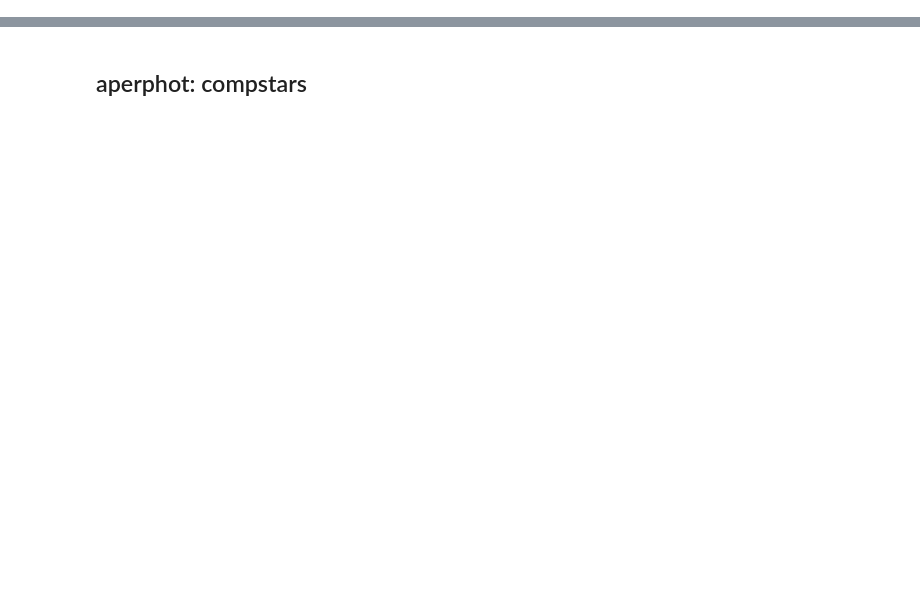
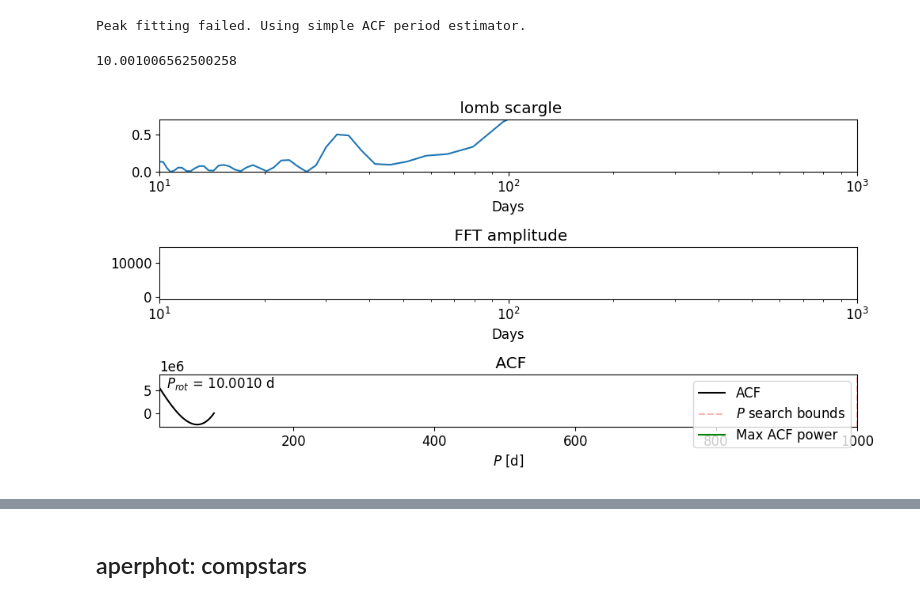
Before and after one commit to canisli/holmberg, a Jupyter notebook: ulx_photometry.ipynb, the cells around one changed output, grey strips where cells are left out. Cells and saved outputs as stored; diff of their text form; code cells hidden in the pictures; blank space fills up the shorter version.

```diff
--- a/ulx_photometry.ipynb
+++ b/ulx_photometry.ipynb
@@ -73,0 +183,7 @@ Sleeping for 10 seconds
+# %%
+from util.timeseriestools import lomb_fft_acf
+lomb_fft_acf(Timeseries(t_new, y_new))
+# %% [output]
+Peak fitting failed. Using simple ACF period estimator.
+10.001006562500258
+[figure, added]
```
Also changed, not shown: parts of 18 cells of this notebook, 11 other files.
